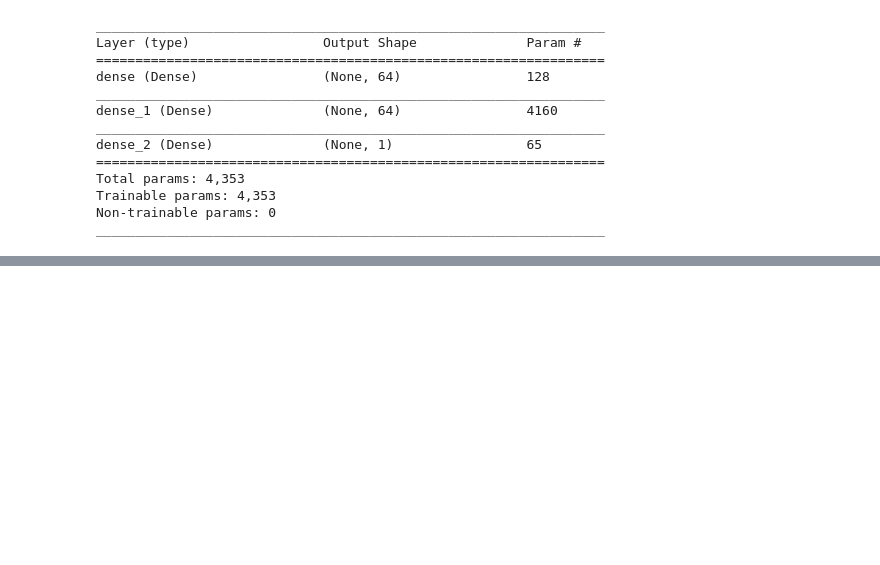
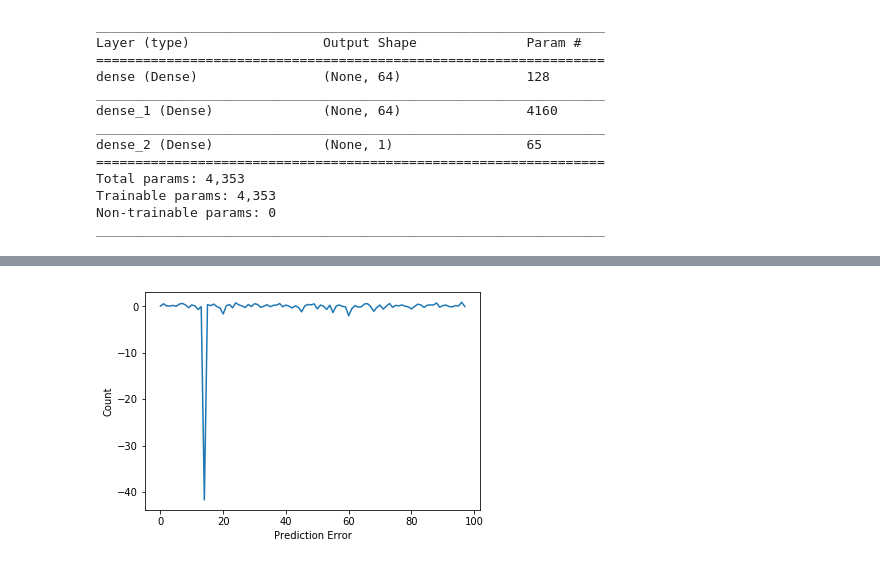
Before and after one commit to thnery/timeseries-predict-ipca, a Jupyter notebook: predict_ipca.ipynb, the cells around one changed output, grey strips where cells are left out. Saved outputs shown, nothing was run; the diff lists cells and outputs as text; code cells hidden in the pictures; blank space fills up the shorter version.

```diff
--- a/predict_ipca.ipynb
+++ b/predict_ipca.ipynb
@@ -105,0 +122,8 @@ _ = plt.plot([-100, 100], [-100, 100])
+# %%
+error = test_predictions - test_labels
+plt.plot(error)
+plt.xlabel("Prediction Error")
+plt.ylabel("Count")
+plt.show()
+# %% [output]
+[figure, added]
```
Also changed, not shown: parts of 10 cells of this notebook, 2 other files.
